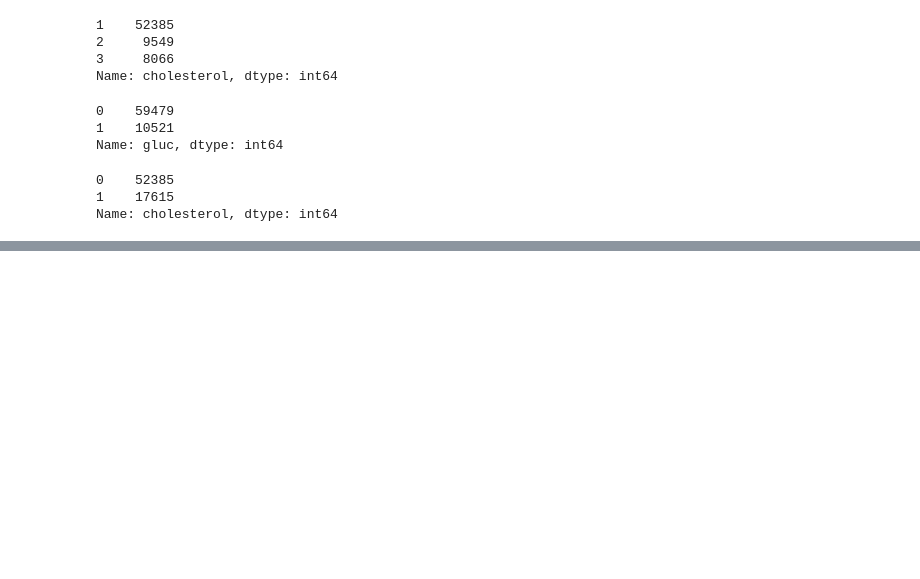
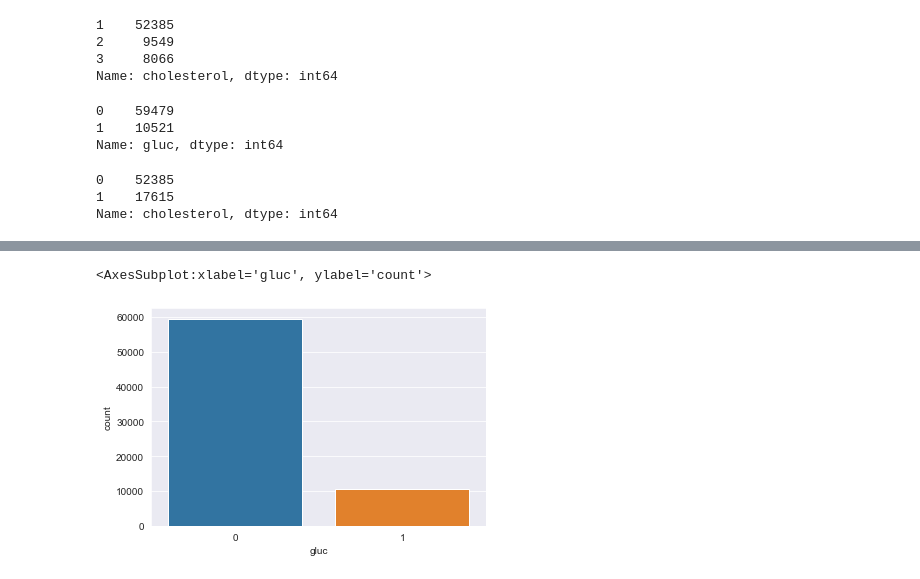
Before and after one commit to AmrSakkary/boilerplate-medical-data-visualizer, a Jupyter notebook: medical_data_visualizer.ipynb, the cells around one changed output, grey strips where cells are left out. Drawn from its saved outputs; the diff is of its cells as text; code cells hidden in the pictures; blank space fills up the shorter version.

```diff
--- a/medical_data_visualizer.ipynb
+++ b/medical_data_visualizer.ipynb
@@ -97,0 +138,5 @@ Name: cholesterol, dtype: int64
+# %%
+sns.countplot(x=df.gluc)
+# %% [output]
+<AxesSubplot:xlabel='gluc', ylabel='count'>
+[figure, added]
```
Also changed, not shown: parts of 7 cells of this notebook.
